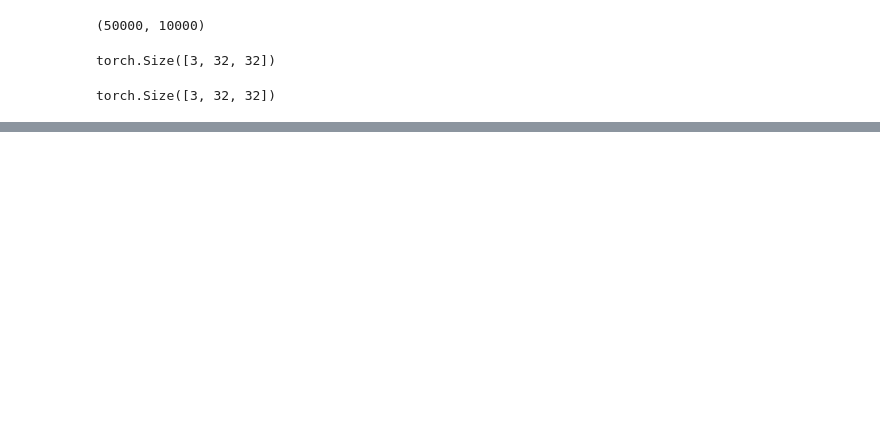
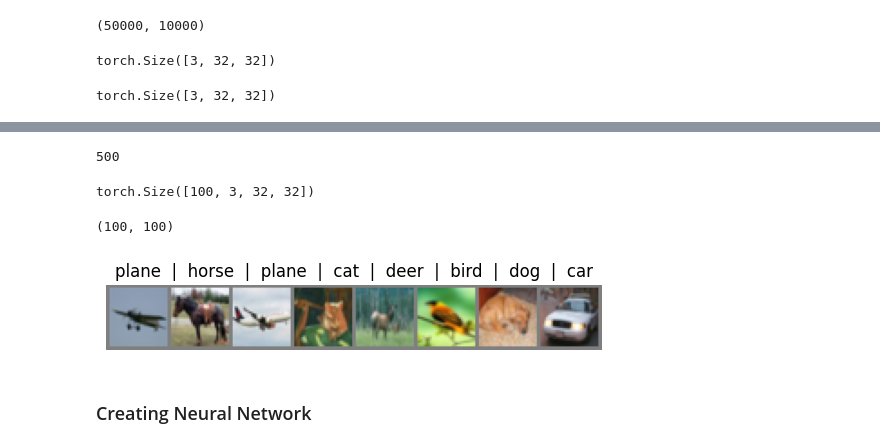
Before and after one commit to sam20799/Deep_Learning, a Jupyter notebook: CIFAR10_CNN.ipynb, the cells around one changed output, grey strips where cells are left out. Cells and saved outputs as stored; diff of their text form; code cells hidden in the pictures; blank space fills up the shorter version.

```diff
--- a/CIFAR10_CNN.ipynb
+++ b/CIFAR10_CNN.ipynb
@@ -27,11 +37,10 @@ torch.Size([3, 32, 32])
 classes = ['plane', 'car', 'bird', 'cat',
            'deer', 'dog', 'frog', 'horse', 'ship', 'truck']
 # %%
-def show_img(images,labels):
+def show_img(images,title):
     img = images/2 + 0.5
     img  = img.numpy()
-    plt.figure(figsize=(1,1))
     plt.imshow(np.transpose(img,(1,2,0)))
-    plt.title(classes[labels])
     plt.axis("off")
+    plt.title(title)
     plt.show()
@@ -42,3 +47,26 @@ show_img(images)
 # %%
-batch+
-train_loader = DataLoader(train_dataset,)
+batch_size = 100
+train_loader = DataLoader(train_dataset,batch_size=batch_size,shuffle=True)
+test_loader = DataLoader(test_dataset,batch_size=batch_size,shuffle=False)
+# %%
+len(train_loader)
+# %% [output]
+500
+# %%
+for images,lables in train_loader:
+    print(images.shape)
+    break
+# %% [output]
+torch.Size([100, 3, 32, 32])
+# %%
+len(images),len(lables)
+# %% [output]
+(100, 100)
+# %%
+title = [classes[lable] for lable in lables[:8]]
+# %%
+show_img(torchvision.utils.make_grid(images[:8]),"  |  ".join(title))
+# %% [output]
+[figure, added]
+# %% [markdown]
+### Creating Neural Network
```
Also changed, not shown: parts of 6 cells of this notebook.
